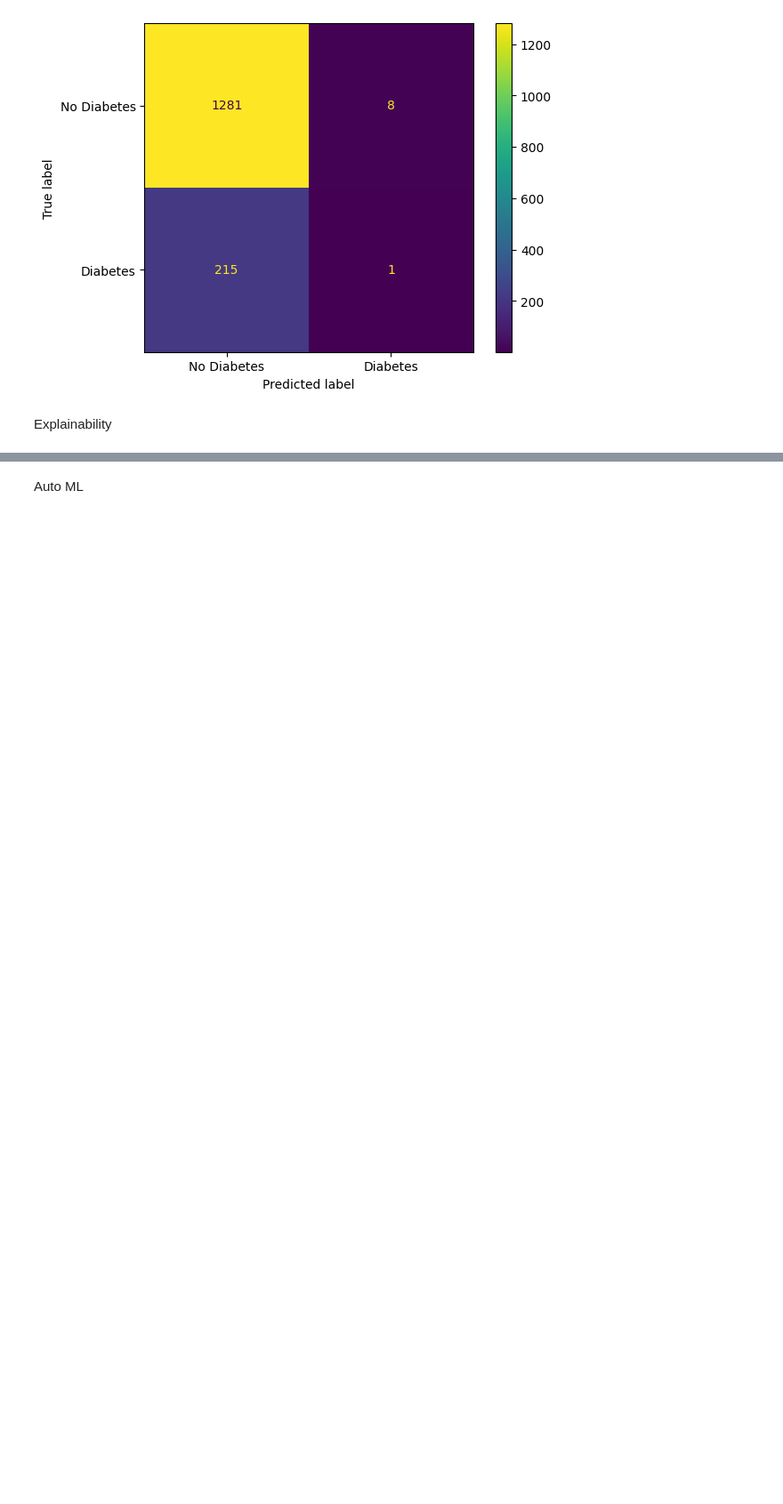
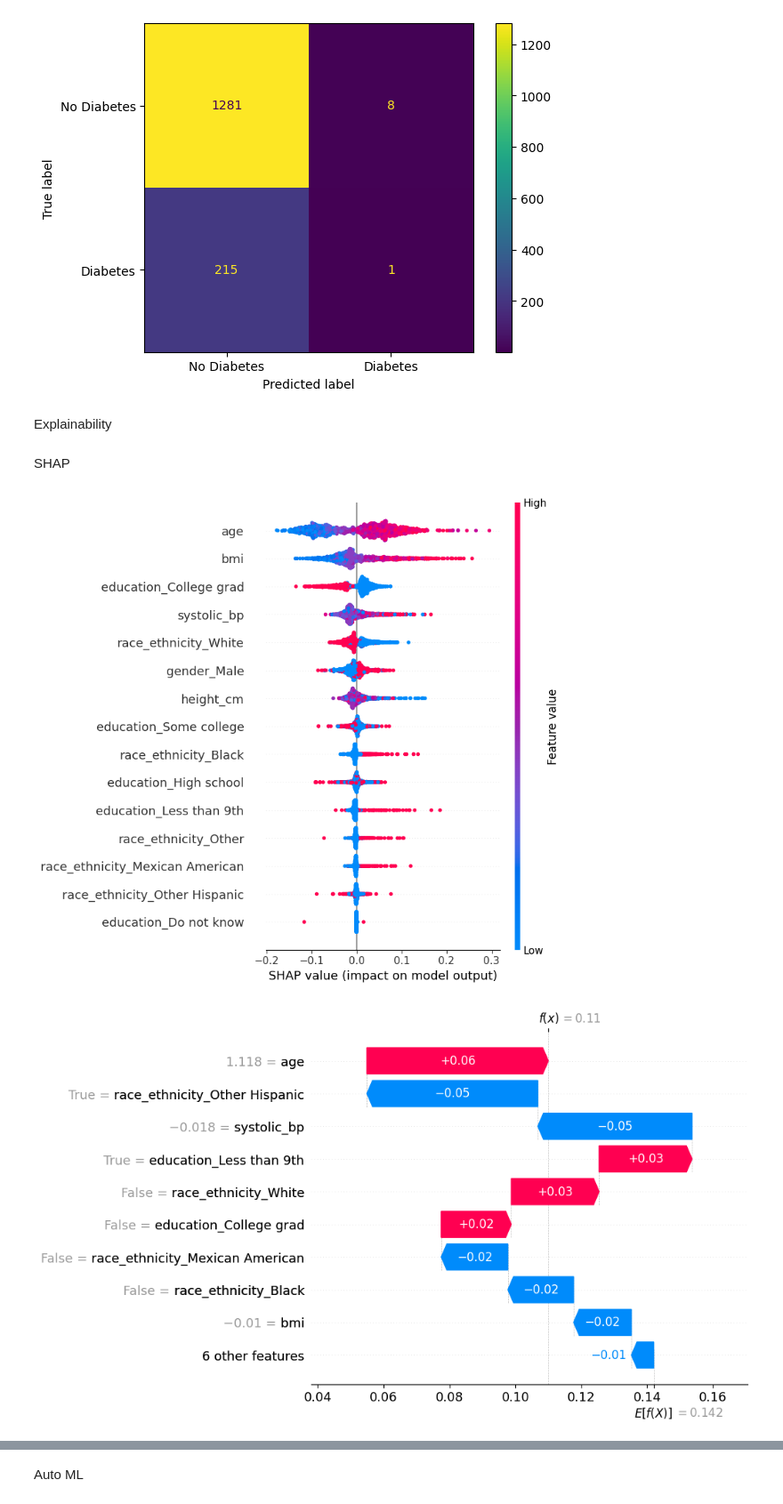
Before and after one commit to osoliman/DSC110, a Jupyter notebook: Prediction/DSC110_Prediction_Model_Evaluation_Explanation.ipynb, the cells around one changed output, grey strips where cells are left out. Shown at 89% size. Drawn from its saved outputs; the diff is of its cells as text; code cells hidden in the pictures; blank space fills up the shorter version.

```diff
--- a/Prediction/DSC110_Prediction_Model_Evaluation_Explanation.ipynb
+++ b/Prediction/DSC110_Prediction_Model_Evaluation_Explanation.ipynb
@@ -72,3 +72,19 @@ plt.show()
 [figure]
 # %% [markdown]
 Explainability
+# %% [markdown]
+SHAP
+# %%
+import shap
+
+explainer = shap.TreeExplainer(rf)
+shap_values = explainer(X_test)          # newer API — returns Explanation object
+
+# overall summary plot
+shap.summary_plot(shap_values[:, :, 1], X_test)   # [:, :, 1] = all rows, all features, positive class
+
+# single observation (row 0)
+shap.plots.waterfall(shap_values[0, :, 1])         # cleaner than force_plot for single obs
+# %% [output]
+[figure, added]
+[figure, added]
```
Also changed, not shown: parts of 7 cells of this notebook.
